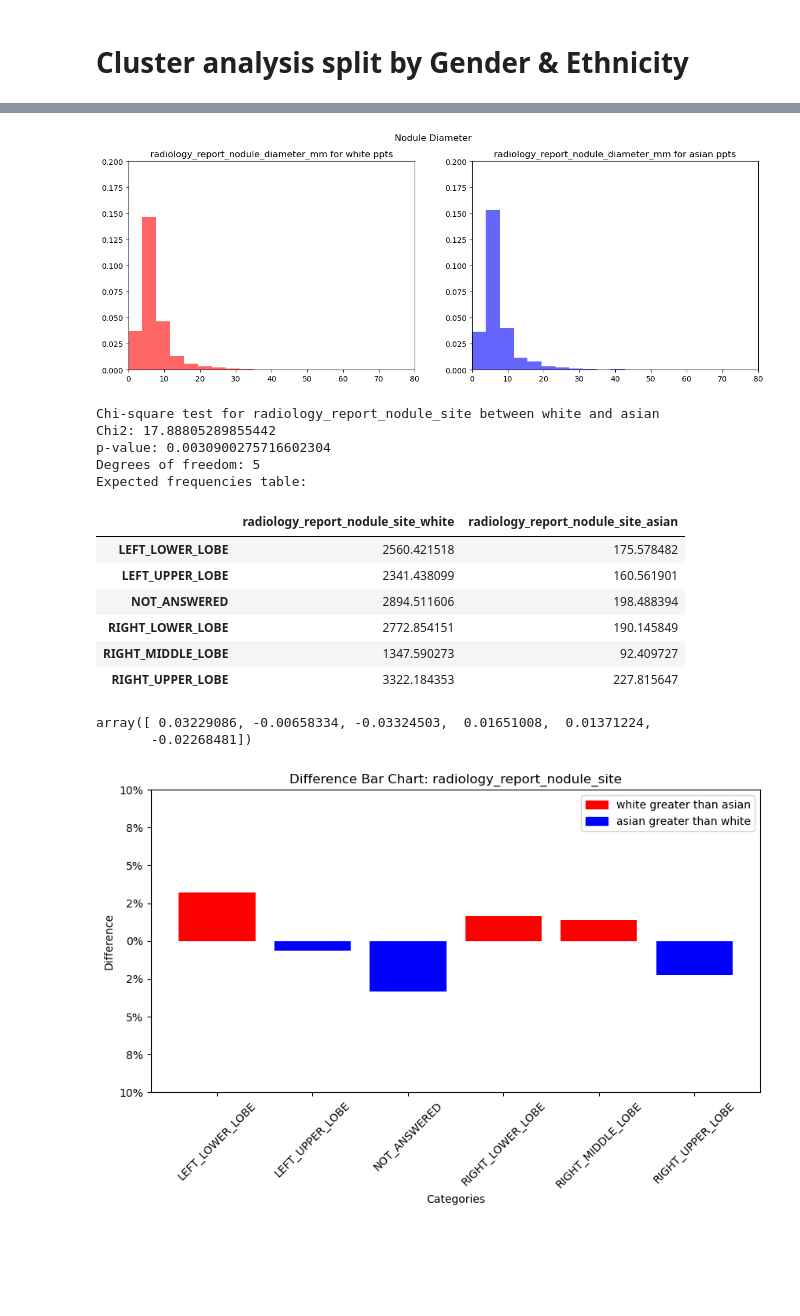
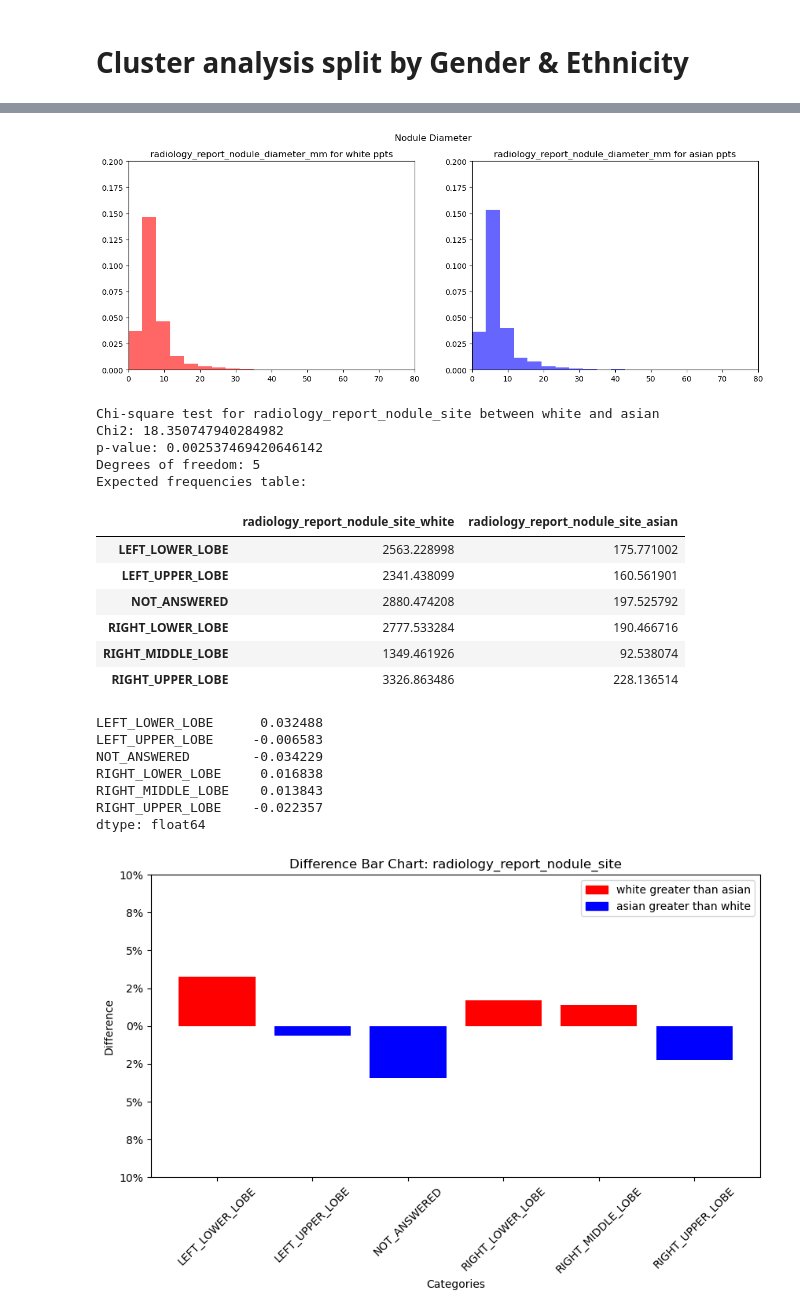
Before and after one commit to johnmccabe44/fairness-in-nodule-detection, a Jupyter notebook: notebooks/FairnessInNoduleDetectionAlgorithms/investigations.ipynb, the cells around one changed output, grey strips where cells are left out. Cells and saved outputs as stored; diff of their text form; code cells hidden in the pictures; blank space fills up the shorter version.

```diff
--- a/notebooks/FairnessInNoduleDetectionAlgorithms/investigations.ipynb
+++ b/notebooks/FairnessInNoduleDetectionAlgorithms/investigations.ipynb
@@ -90,7 +90,7 @@ from matplotlib.patches import Patch
 from matplotlib.ticker import FuncFormatter
 from scipy import stats
 
-def hist_comparison(data1, cat1, data2, cat2, bins, title, variable):
+def hist_comparison(data1, cat1, data2, cat2, bins, title, variable, density=True):
 
     hist1, bins1 = np.histogram(data1[variable], bins=bins, density=True)
     hist2, bins2 = np.histogram(data2[variable], bins=bins, density=True)
@@ -103,39 +103,42 @@ def hist_comparison(data1, cat1, data2, cat2, bins, title, variable):
 
     fig, ax = plt.subplots(1, 2, figsize=(15, 5))
 
-    ax[0].hist(data1[variable], bins=bins, density=True, alpha=0.6, color='red')
+    ax[0].hist(data1[variable], bins=bins, density=density, alpha=0.6, color='red')
     ax[0].set_title(f'{variable} for {cat1} ppts')
-    ax[0].set_xlim(0, 80)
-    ax[0].set_ylim(0, 0.2)
+    if density:
+        ax[0].set_xlim(0, 80)
+        ax[0].set_ylim(0, 0.2)
 
 
-    ax[1].hist(data2[variable], bins=bins, density=True, alpha=0.6, color='blue')
+    ax[1].hist(data2[variable], bins=bins, density=density, alpha=0.6, color='blue')
     ax[1].set_title(f'{variable} for {cat2} ppts')
-    ax[1].set_xlim(0, 80)
-    ax[1].set_ylim(0, 0.2)
+    if density:
+        ax[1].set_xlim(0, 80)
+        ax[1].set_ylim(0, 0.2)
+
 
     fig.suptitle(title)
     plt.show()
 
 def differences_bar_chart(data1, cat1, data2, cat2, variable, title):
 
-    values1 = data1[variable].value_counts().sort_index()/len(data1)
-    values2 = data2[variable].value_counts().sort_index()/len(data2)
+    values1 = data1[variable].value_counts(normalize=True).sort_index().rename(f'{variable}_{cat1}').to_frame()
+    values2 = data2[variable].value_counts(normalize=True).sort_index().rename(f'{variable}_{cat2}').to_frame()
 
-    cats = [str(i) for i in values1.index]
+    values = values1.merge(values2, left_index=True, right_index=True, how='outer').fillna(0)
 
     # Calculate differences
-    differences = np.array(values1) - np.array(values2)
+    differences = values[f'{variable}_{cat1}'] - values[f'{variable}_{cat2}']
 
     display(differences)
 
     # Create the bar chart
     fig, ax = plt.subplots(figsize=(10, 5))
-    bars = ax.bar(cats, differences, color=['blue' if value < 0 else 'red' for value in differences])
+    bars = ax.bar(differences.index, differences, color=['blue' if value < 0 else 'red' for value in differences])
 
 
     # Add labels and title
-    ax.set_xticklabels(cats, rotation=45)
+    ax.set_xticklabels(differences.index, rotation=45)
     ax.set_ylim(-0.1, 0.1)
     ax.set_xlabel('Categories')
     ax.set_ylabel('Difference')
@@ -251,30 +429,36 @@ array([ 0.00520616, -0.02504769,  0.02724902, -0.0074075 ])
 # %%
 # Is Nodule Size the key driver ... compare histograms
 
 _, master_bins = np.histogram(nodule_data['radiology_report_nodule_diameter_mm'], bins=20, density=True)
 
-hist_comparison(data_white, 'white', data_asian, 'asian', master_bins, 'Nodule Diameter', 'radiology_report_nodule_diameter_mm')
+hist_comparison(data['white'], 'white', data['asian'], 'asian', master_bins, 'Nodule Diameter', 'radiology_report_nodule_diameter_mm')
+
 for key, value in categorical_dict.items():
-    _, _, _, _ = chi_square_test(data_white, 'white', data_asian, 'asian', key)
-    differences_bar_chart(data_white, 'white', data_asian, 'asian', key, value)
+    _, _, _, _ = chi_square_test(data['white'], 'white', data['asian'], 'asian', key)
+    differences_bar_chart(data['white'], 'white', data['asian'], 'asian', key, value)
 # %% [output]
 Histogram comparison for radiology_report_nodule_diameter_mm for Nodule Diameter
 Correlation between radiology_report_nodule_diameter_mm and nodule diameter for Nodule Diameter is 0.998392201939949
 [figure]
 Chi-square test for radiology_report_nodule_site between white and asian
-Chi2: 17.88805289855442
-p-value: 0.0030900275716602304
+Chi2: 18.350747940284982
+p-value: 0.002537469420646142
 Degrees of freedom: 5
 Expected frequencies table:
 |  | radiology_report_nodule_site_white | radiology_report_nodule_site_asian |
-| LEFT_LOWER_LOBE | 2560.421518 | 175.578482 |
+| LEFT_LOWER_LOBE | 2563.228998 | 175.771002 |
 | LEFT_UPPER_LOBE | 2341.438099 | 160.561901 |
-| NOT_ANSWERED | 2894.511606 | 198.488394 |
-| RIGHT_LOWER_LOBE | 2772.854151 | 190.145849 |
-| RIGHT_MIDDLE_LOBE | 1347.590273 | 92.409727 |
-| RIGHT_UPPER_LOBE | 3322.184353 | 227.815647 |
+| NOT_ANSWERED | 2880.474208 | 197.525792 |
+| RIGHT_LOWER_LOBE | 2777.533284 | 190.466716 |
+| RIGHT_MIDDLE_LOBE | 1349.461926 | 92.538074 |
+| RIGHT_UPPER_LOBE | 3326.863486 | 228.136514 |
-array([ 0.03229086, -0.00658334, -0.03324503,  0.01651008,  0.01371224,
-       -0.02268481])
+LEFT_LOWER_LOBE      0.032488
+LEFT_UPPER_LOBE     -0.006583
+NOT_ANSWERED        -0.034229
+RIGHT_LOWER_LOBE     0.016838
+RIGHT_MIDDLE_LOBE    0.013843
+RIGHT_UPPER_LOBE    -0.022357
+dtype: float64
 [figure]
 Chi-square test for radiology_report_nodule_type between white and asian
 Chi2: 11.275889495388771
```
Also changed, not shown: parts of 18 cells of this notebook, 9 other files.
